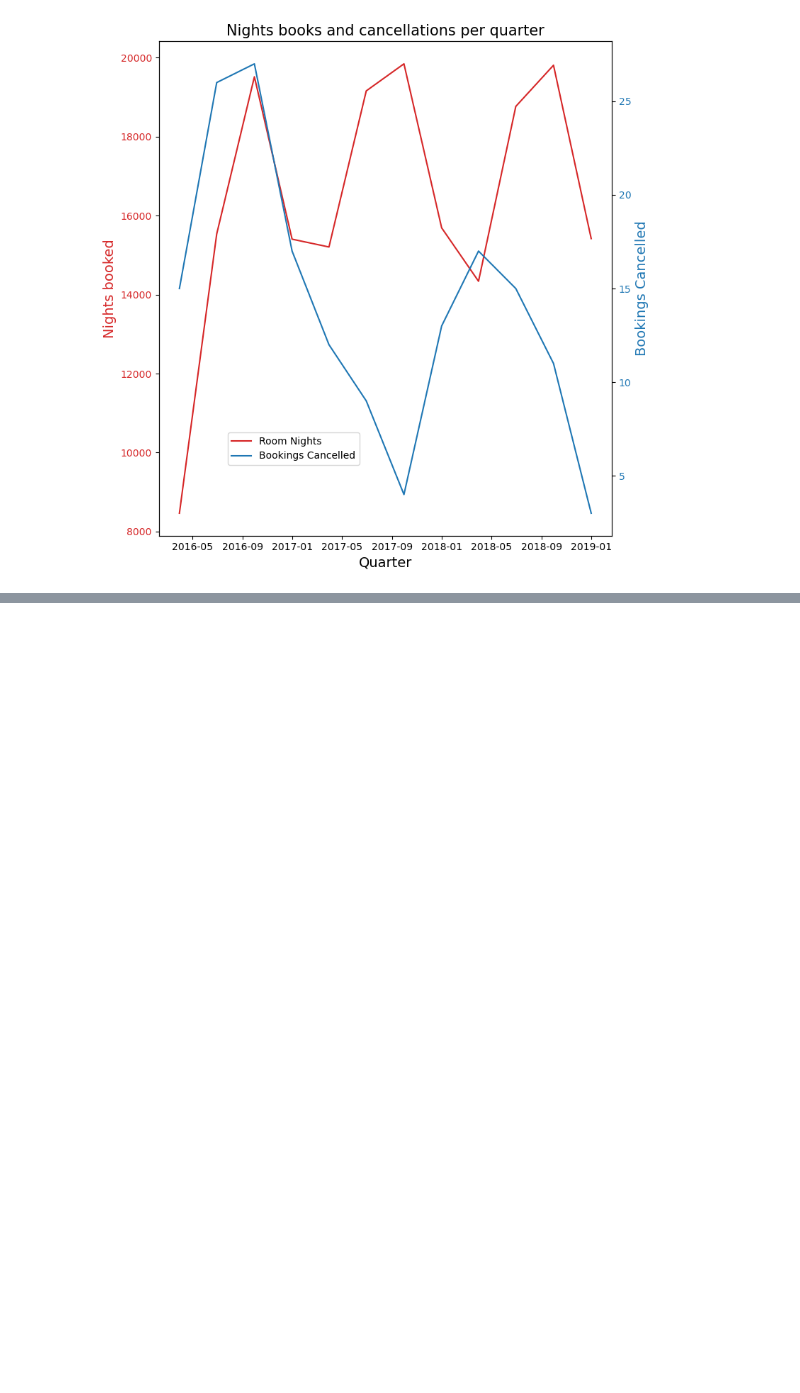
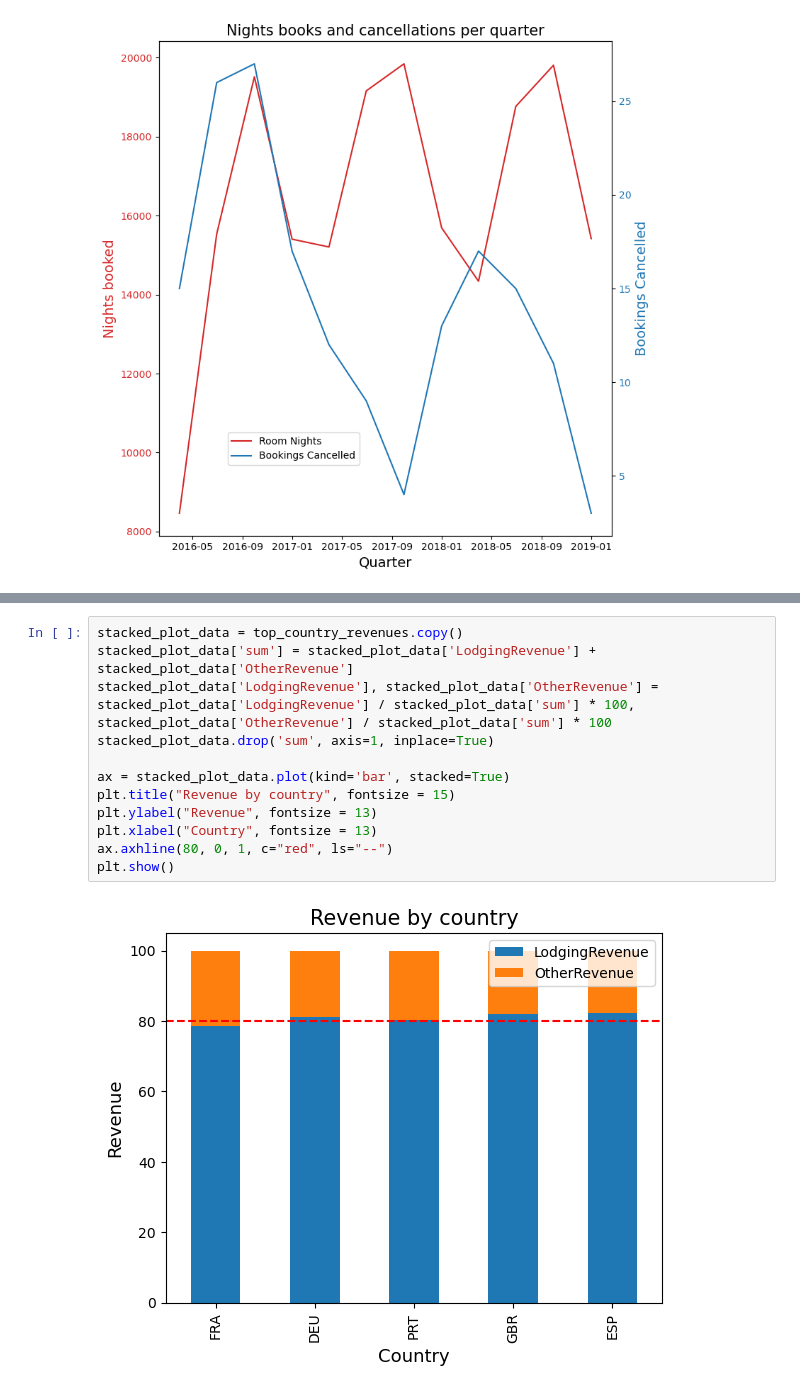
Before and after one commit to nickmnt/data, a Jupyter notebook: practical-ds/matplotlib-basics/MatplotlibBasics.ipynb, the cells around one changed output, grey strips where cells are left out. Drawn from its saved outputs; the diff is of its cells as text; blank space fills up the shorter version.

```diff
--- a/practical-ds/matplotlib-basics/MatplotlibBasics.ipynb
+++ b/practical-ds/matplotlib-basics/MatplotlibBasics.ipynb
@@ -133,0 +223,14 @@ plt.show()
+# %%
+stacked_plot_data = top_country_revenues.copy()
+stacked_plot_data['sum'] = stacked_plot_data['LodgingRevenue'] + stacked_plot_data['OtherRevenue']
+stacked_plot_data['LodgingRevenue'], stacked_plot_data['OtherRevenue'] = stacked_plot_data['LodgingRevenue'] / stacked_plot_data['sum'] * 100, stacked_plot_data['OtherRevenue'] / stacked_plot_data['sum'] * 100
+stacked_plot_data.drop('sum', axis=1, inplace=True)
+
+ax = stacked_plot_data.plot(kind='bar', stacked=True)
+plt.title("Revenue by country", fontsize = 15)
+plt.ylabel("Revenue", fontsize = 13)
+plt.xlabel("Country", fontsize = 13)
+ax.axhline(80, 0, 1, c="red", ls="--")
+plt.show()
+# %% [output]
+[figure, added]
```
Also changed, not shown: parts of 18 cells of this notebook, 1 other file.
